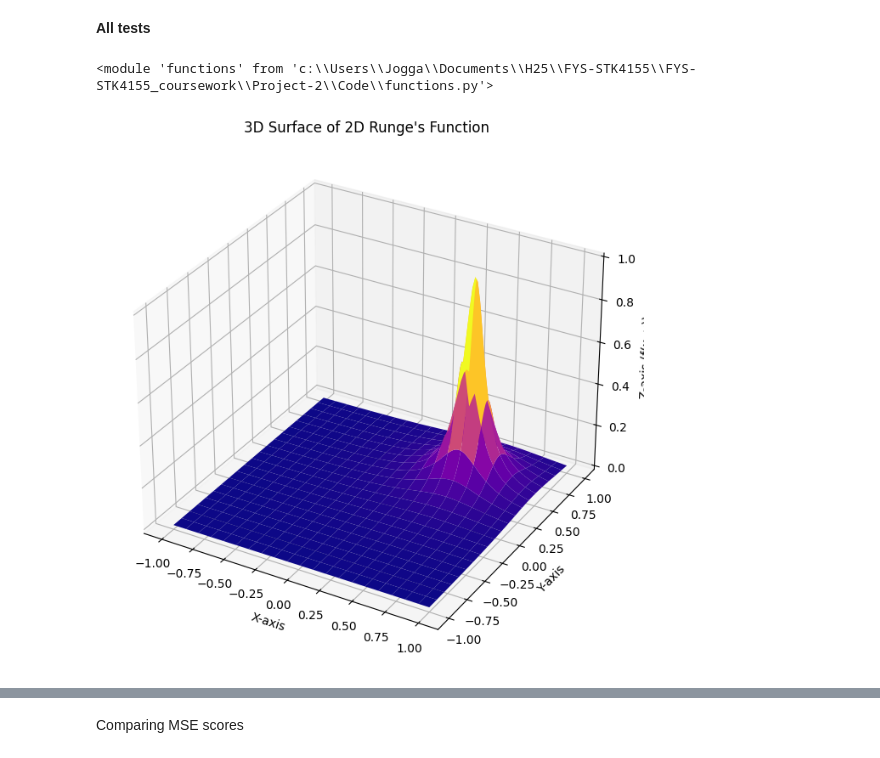
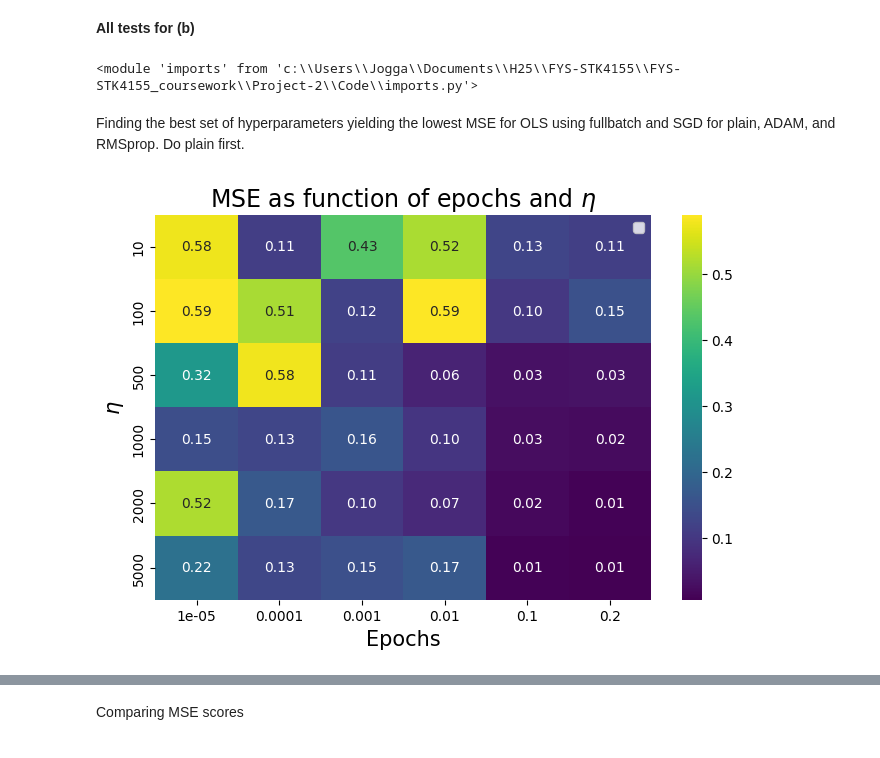
Before and after one commit to JVestly/Project-2, a Jupyter notebook: Code/tests_b.ipynb, the cells around one changed output, grey strips where cells are left out. Cells and saved outputs as stored; diff of their text form; code cells hidden in the pictures.

Commit message:
Hyperparam testing

```diff
--- a/Code/tests_b.ipynb
+++ b/Code/tests_b.ipynb
@@ -1,43 +1,57 @@
 # %% [markdown]
-**All tests**
+**All tests for (b)**
 # %%
 from imports import *
 from sklearn import datasets
-from classes import NeuralNetwork
+from classes import NeuralNetwork, GradientDescent
 #from functions import mse, cross_entropy, mse_der, sigmoid, sigmoid_der, reLU, ReLU_der, identity, identity_der, accuracy, cross_entropy, polynomial_features
 from functions import *
-from autograd import grad
 import classes
 import functions
+import imports
 import importlib
-from sklearn.model_selection import train_test_split
 
 importlib.reload(classes)
 importlib.reload(functions)
+importlib.reload(imports)
 # %% [output]
-<module 'functions' from 'c:\\Users\\Jogga\\Documents\\H25\\FYS-STK4155\\FYS-STK4155_coursework\\Project-2\\Code\\functions.py'>
+<module 'imports' from 'c:\\Users\\Jogga\\Documents\\H25\\FYS-STK4155\\FYS-STK4155_coursework\\Project-2\\Code\\imports.py'>
+# %% [markdown]
+Finding the best set of hyperparameters yielding the lowest MSE for OLS using fullbatch and SGD for plain, ADAM, and RMSprop. Do plain first.
 # %%
-def runge2d(x,y):
-    return 1 / ((10*x-5)**2 + (10*y-5)**2 + 1)
+# Plain without stochastic, meaning fullbatch SGD (batch_size=datapoints)
+
+state=50
+datapoints=1000
+noise_std=0.01
+
+X_train, X_test, Y_train, Y_test, x_train, x_test, y_train, y_test = create_and_scale_data(state, datapoints, noise_std)
+
+epochs = [10,100,500,1000,2000,5000]
+etas = [1e-5, 1e-4, 1e-3, 1e-2, 1e-1,2e-1]
+
+plot_matrix = np.zeros((len(epochs), len(etas)))
+for i, epoch in enumerate(epochs):
+    for e, eta in enumerate(etas):
+        linreg = NeuralNetwork(1, [50,1], [sigmoid, sigmoid], [sigmoid_der, sigmoid_der], mse, mse_der)
+        linreg.train_SGD(X_train, y_train, epochs=epoch, batch_size=datapoints, learning_rate=eta)
+        pred = linreg.feed_forward(X_test)
+        pointMse = mse(y_test, pred)
+        plot_matrix[i,e] = pointMse
+
+save_dir = os.path.join(os.path.dirname(os.getcwd()), "Figures")
+
+os.makedirs(save_dir, exist_ok=True)
+
+fig, ax = plt.subplots(figsize=(8, 5))
+sns.heatmap(plot_matrix, annot=True, fmt=".2f", cmap="viridis", ax=ax, xticklabels=etas, yticklabels=epochs)
+ax.set_xlabel("Epochs", fontsize=15)
+ax.set_ylabel(r"$\eta$", fontsize=15)
+ax.set_title(r"MSE as function of epochs and $\eta$", fontsize=17)
+ax.legend()
 
 
-def plot_runge2d():
-    n=100
-    x = np.linspace(-1, 1, n)
-    y = np.linspace(-1, 1, n)
-    X, Y = np.meshgrid(x, y)
-    Z = runge2d(X, Y)
-
-
-    fig = plt.figure(figsize=(10, 8))
-    ax = fig.add_subplot(111, projection='3d')
-
-    ax.plot_surface(X, Y, Z, cmap='plasma', rstride=5, cstride=5)
-    ax.set_title("3D Surface of 2D Runge's Function")
-    ax.set_xlabel('X-axis')
-    ax.set_ylabel('Y-axis')
-    ax.set_zlabel('Z-axis (f(x, y))')
-
-plot_runge2d()
+save_path = os.path.join(save_dir, "HM_plainFullbatch.png")
+fig.savefig(save_path, dpi=300, bbox_inches='tight')
 # %% [output]
-[figure, old version]
+[figure, new version]
```
Also changed, not shown: parts of 15 cells of this notebook.
